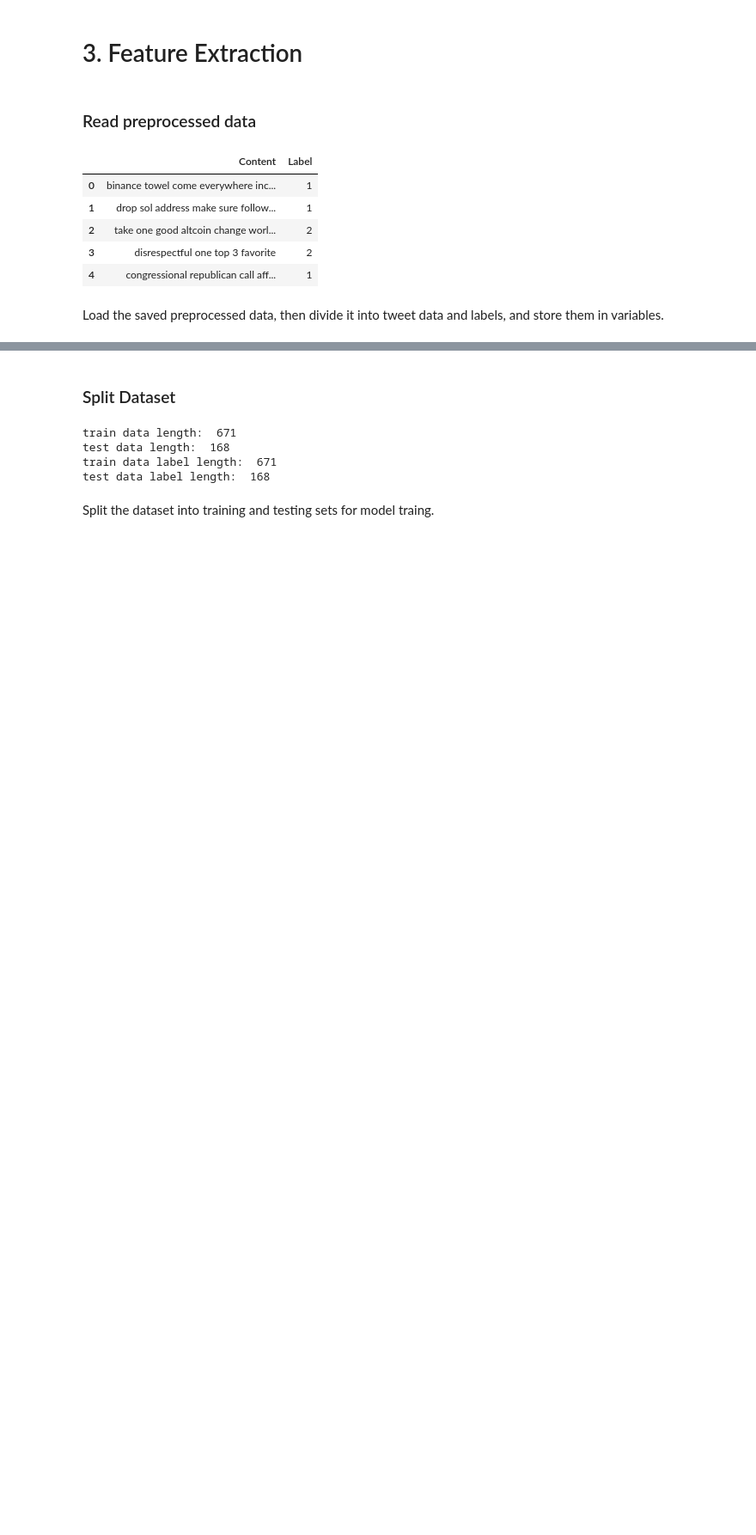
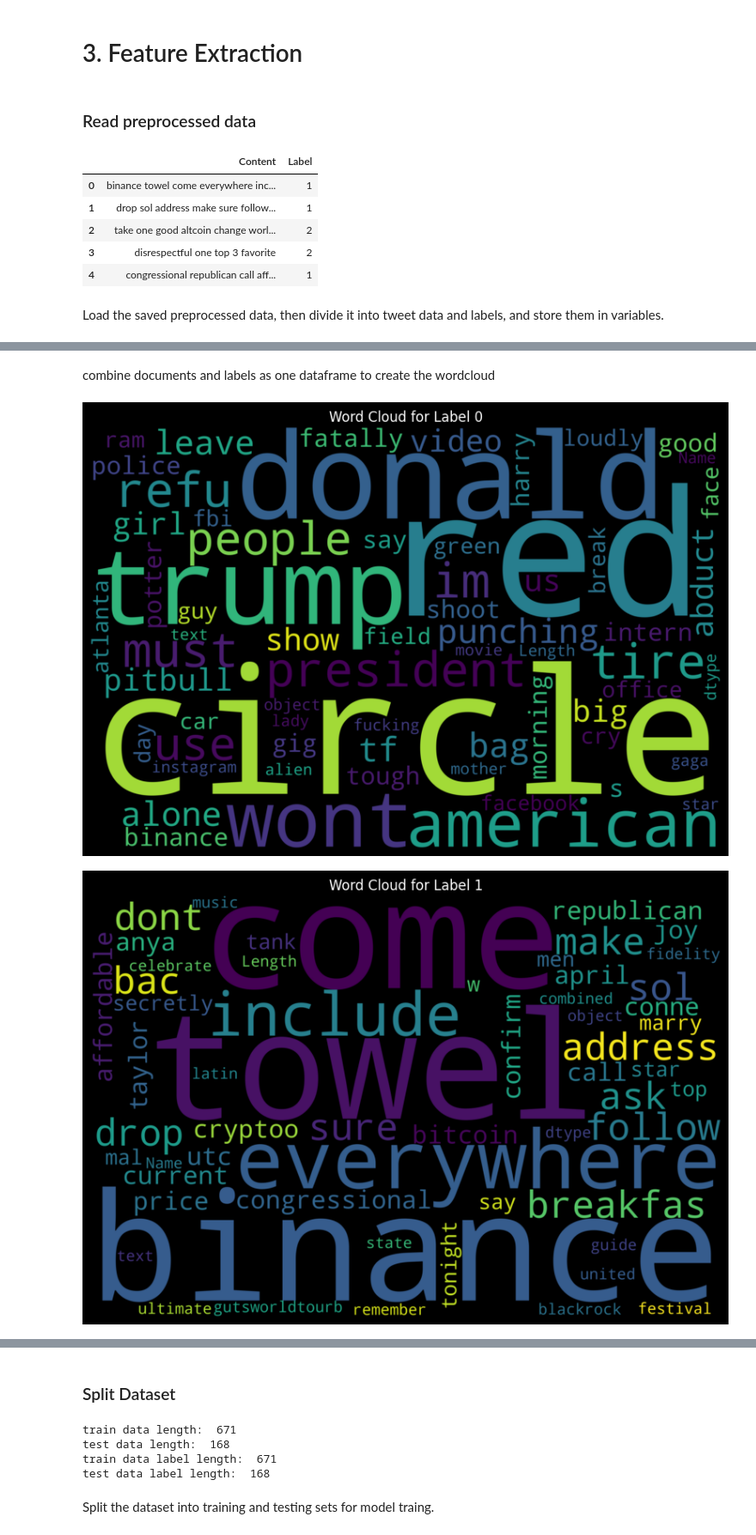
Before and after one commit to coachlivinglegend/PROG8245Project, a Jupyter notebook: Documentation.ipynb, the cells around one changed output, grey strips where cells are left out. Shown at 86% size. Cells and saved outputs as stored; diff of their text form; code cells hidden in the pictures; blank space fills up the shorter version.

Commit message:
update wordcloud and some documentation

```diff
--- a/Documentation.ipynb
+++ b/Documentation.ipynb
@@ -461,0 +468,6 @@ Load the saved preprocessed data, then divide it into tweet data and labels, and
+# %%
+data = pd.DataFrame({
+    'text': documents,
+    'label': labels
+})
+print(data)
@@ -461,0 +489,27 @@ Load the saved preprocessed data, then divide it into tweet data and labels, and
+# %% [markdown]
+combine documents and labels as one dataframe to create the wordcloud
+# %%
+for label in sorted(data['label'].unique()):
+    # select only texts from a specific label
+    text = data[data['label'] == label]['text']
+
+    # create the wordcloud
+    wordcloud = WordCloud(
+        width = 3000,
+        height = 2000,
+        background_color = 'black',
+        stopwords = STOPWORDS).generate(str(text))
+
+    # visualize the wordcloud
+    fig = plt.figure(
+        figsize = (10, 8),
+        facecolor = 'k',
+        edgecolor = 'k')
+    plt.imshow(wordcloud, interpolation = 'bilinear')
+    plt.title(f'Word Cloud for Label {label}', color='white')
+    plt.axis('off')
+    #plt.tight_layout(pad=0)
+    plt.show()
+# %% [output]
+[figure, added]
+[figure, added]
```
Also changed, not shown: parts of 14 cells of this notebook, 1 other file.
